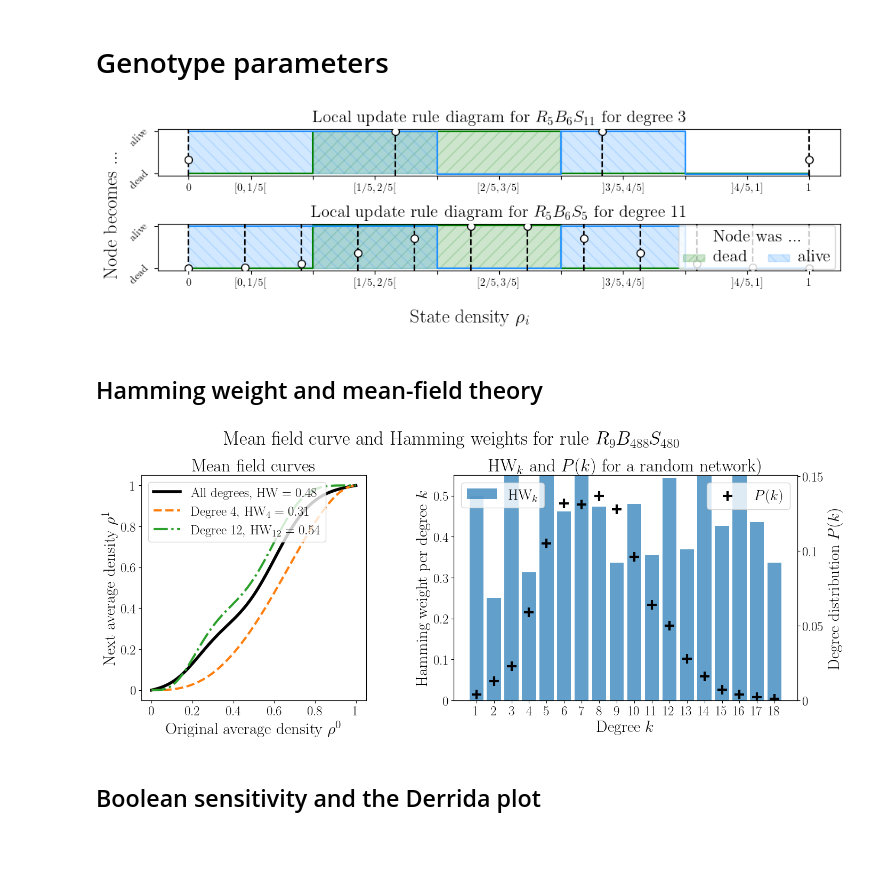
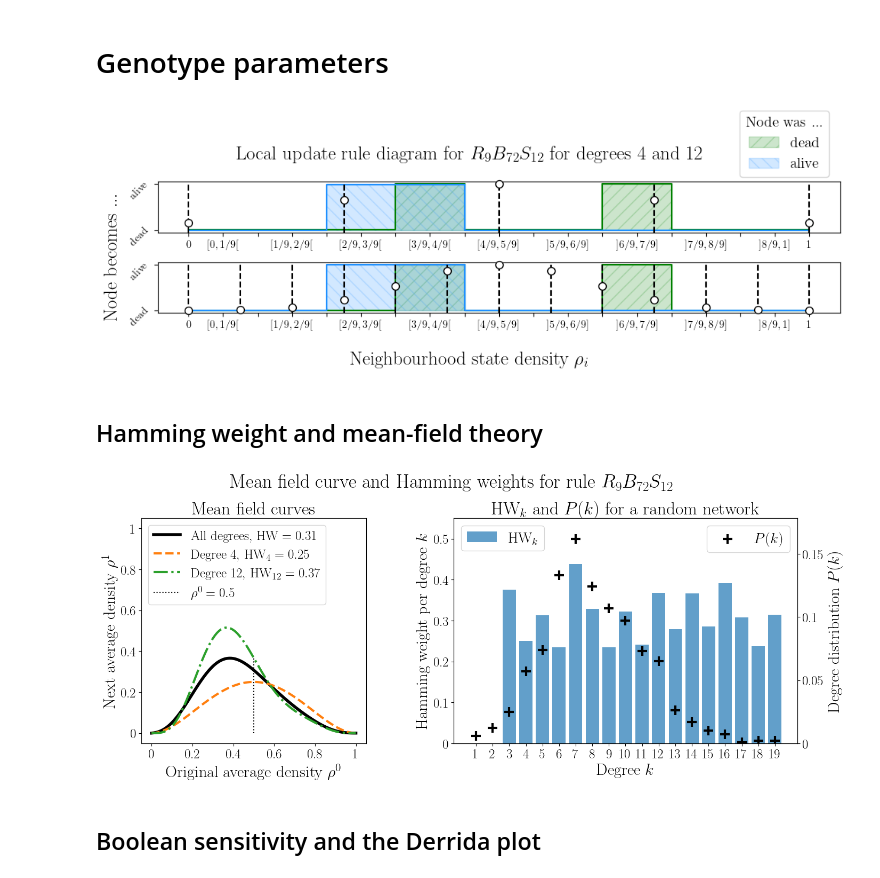
Before and after one commit to mrollier/network_automata_robustness, a Jupyter notebook: manuscript/characterisation-generate_figures.ipynb, the cells around one changed output. Cells and saved outputs as stored; diff of their text form; code cells hidden in the pictures; blank space fills up the shorter version.

```diff
--- a/manuscript/characterisation-generate_figures.ipynb
+++ b/manuscript/characterisation-generate_figures.ipynb
@@ -151,53 +151,61 @@ if SAVEFIG:
 # Genotype parameters
 # %%
 SAVEFIG = False
-savename = 'compare-two-degrees_diagram.jpg'
+savename_prefix = f'compare-two-degrees_diagram_'
 
-resolution = 5
-degree0 = 3
-degree1 = 11
+resolution = 9
+degree0 = 4
+degree1 = 12
 
 # model
-beta = 6
-sigma = 11
+beta = 72
+sigma = 12
 born_if = binary_indices(beta)
 survive_if = binary_indices(sigma)
 model = LLNA(resolution, x=born_if, y=survive_if, iso=True)
+savename = savename_prefix + f'{model.__str__()}.jpg'
 
 # plot both diagrams
 fig, axs = plt.subplots(2,1,figsize=(10,3))
 model.diagram(ax=axs[0], degree=degree0, plot_dist=True)
 model.diagram(ax=axs[1], degree=degree1, plot_dist=True)
 
 # delete separate ax labels
 axs[0].set_ylabel(None)
 axs[1].set_ylabel(None)
 axs[0].set_xlabel(None)
 axs[1].set_xlabel(None)
 
 # rewrite ax titles
 size=16
-axs[0].set_title(fr"Local update rule diagram for {model.__str__(latex=True)} for degree {degree0}", fontsize=size)
-axs[1].set_title(fr"Local update rule diagram for {model_iso.__str__(latex=True)} for degree {degree1}", fontsize=size)
+axs[0].set_title(None)
+axs[1].set_title(None)
+# axs[0].set_title(fr"Local update rule diagram for {model.__str__(latex=True)} for degree {degree0}", fontsize=size)
+# axs[1].set_title(fr"Local update rule diagram for {model.__str__(latex=True)} for degree {degree1}", fontsize=size)
 
 # Change some legend props after the legend is created
 axs[0].legend().remove()
-legend = axs[1].legend(ncol=2, loc='center right')
-legend.set_title("Node was ...", prop={'size': size})
-for text in legend.get_texts():
-    text.set_fontsize(size)  # Change legend font size
+axs[1].legend().remove()
+# legend = axs[0].legend(ncol=2, loc='upper center', bbox_to_anchor=(.9, 1.2))
+# legend.set_title("Node was ...", prop={'size': size})
+# for text in legend.get_texts():
+    # text.set_fontsize(size)  # Change legend font size
+
+# Create a custom legend for the entire figure
+handles, labels = axs[0].get_legend_handles_labels()
+fig.legend(handles, labels, ncol=1, loc='upper right', bbox_to_anchor=(.98, 1.17), fontsize=size-2, title="Node was ...", title_fontsize=size-2)
 
 size=18
-# fig.suptitle("Local update rule diagrams", fontsize=size)
-fig.supxlabel(fr'State density $\rho_i$', fontsize=size)
+fig.suptitle(fr"Local update rule diagram for {model.__str__(latex=True)} for degrees {degree0} and {degree1}", fontsize=size)
+fig.supxlabel(fr'Neighbourhood state density $\rho_i$', fontsize=size)
 fig.supylabel(fr'Node becomes ...', fontsize=size)
 
 fig.tight_layout()
 
 if SAVEFIG:
     plt.savefig(f'figures/{savename}', bbox_inches='tight')
 # %% [output]
-[figure, old version]
+[figure, new version]
 # %% [markdown]
 ## Hamming weight and mean-field theory
 # %%
@@ -205,7 +213,7 @@ SAVEFIG = False
 
 # create the model
 life_like_dict = return_life_like_dict()
-life_like_name = "diamoeba" # i like: replicator, diamoeba, 34_life, 2x2
+life_like_name = "highlife" # i like: replicator, diamoeba, 34_life, 2x2 (looks like a python that swallowed an elephant)
 beta, sigma = life_like_dict[life_like_name]
 B_set = binary_indices(beta)
 S_set = binary_indices(sigma)
@@ -224,7 +232,7 @@ degree_counts = np.bincount(degree_per_node)[1:] # skip first, because by design
 degree_distribution = degree_counts / np.sum(degree_counts)
 degrees = np.arange(1, max(degree_per_node)+1)
 
-# this is some kind of Fourier transformation!
+# this is some kind of Fourier transformation! Showing the elements that make up the total wave
 resolution = 9
 model = LLNA(resolution, B_set, S_set, iso=True)
 B_set, S_set = model.rule
@@ -246,7 +254,8 @@ for degree in tqdm(degrees, total=len(degrees)):
     HW = hamming_weight(resolution, B_set, S_set, degree)
     HW_list.append(HW)
 next_dens_array = np.array(next_dens_list)
-next_dens_average = np.mean(next_dens_array, axis=0)
+# take weighted average
+next_dens_average = np.sum(degree_counts[:,np.newaxis]/num_nodes*next_dens_array, axis=0)
 HW_array = np.array(HW_list)
 HW_average = np.sum(np.array(degree_distribution) * np.array(HW_array))
 
@@ -269,11 +278,14 @@ for next_dens, degree, HW, ls, color in zip(next_dens_array_to_plot, degrees_to_
 # ax.plot([0, .5], [HW_average, HW_average], 'k--', label="Average Hamming weight")
 # ax.scatter(0, LHS, color='black', s=100, marker='x')
 # ax.scatter(1, RHS, color='black', s=100, marker='x')
+# plot indicator for HW
+axs[0].plot([.5,.5], [0,np.max(np.append(HW_array_to_plot,HW_average))], 'k:', label=f"$\\rho^0=0.5$")
+# axs[0].plot([0, .5], [HW_average, HW_average], 'k:')
 
 fontsize=22
 
 # plot mean field curves
-axs[0].legend(fontsize=fontsize-4)
+axs[0].legend(fontsize=fontsize-4, loc='upper left')
 axs[0].set_xlabel("Original average density $\\rho^0$", fontsize=fontsize)
 axs[0].set_ylabel("Next average density $\\rho^1$", fontsize=fontsize)
 axs[0].set_xlim([-0.05, 1.05])
@@ -292,14 +304,14 @@ ax_rhs = axs[1].twinx()
 ax_rhs.scatter(degrees, degree_distribution, color='black', s=150, marker='+', label="$P(k)$", zorder=10, linewidths=3)
 
 # calculate the hamming weights for all degree
-HW_list = [hamming_weight(resolution, B_set, S_set, d) for d in degrees]
+HW_list = [hamming_weight(resolution, B_set, S_set, d, norm=True) for d in degrees]
 axs[1].bar(degrees, HW_list, alpha=0.7, label="$\\text{{HW}}_k$")
 
 # plot documentation
 axs[1].set_xticks(degrees)
 axs[1].set_xticklabels(degrees)
 # axs[1].set_title(f"$\\text{{HW}}_k$ and $P(k)$ for a random network ($N={num_nodes}$, $\\langle k\\rangle = {avg_degree}$)", fontsize=fontsize+2)
-axs[1].set_title(f"$\\text{{HW}}_k$ and $P(k)$ for a random network)", fontsize=fontsize+2)
+axs[1].set_title(f"$\\text{{HW}}_k$ and $P(k)$ for a random network", fontsize=fontsize+2)
 axs[1].legend(loc='upper left', fontsize=fontsize-2)
 axs[1].set_ylabel("Hamming weight per degree $k$", fontsize=fontsize)
 yticks = [0, 0.1, 0.2, 0.3, 0.4, 0.5]
@@ -325,7 +337,7 @@ savename = f"mean_field_curve-HW_distribution-{model.__str__()}.pdf"
 if SAVEFIG:
     plt.savefig(f'figures/{savename}', bbox_inches='tight')
 # %% [output]
-[figure, old version]
+[figure, new version]
 # %% [markdown]
 ## Boolean sensitivity and the Derrida plot
 # %%
```
Also changed, not shown: parts of 6 cells of this notebook, 5 other files.
